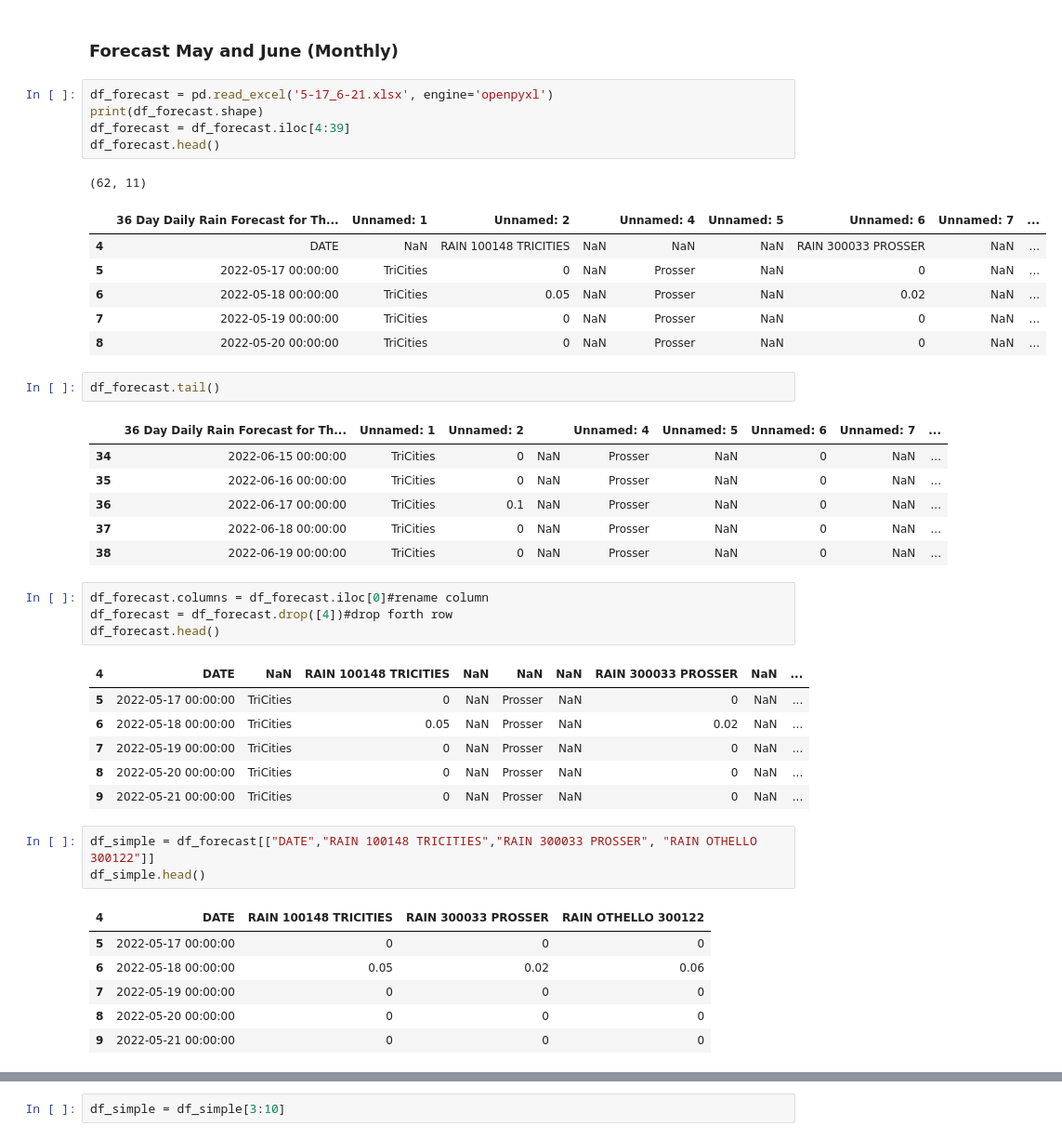
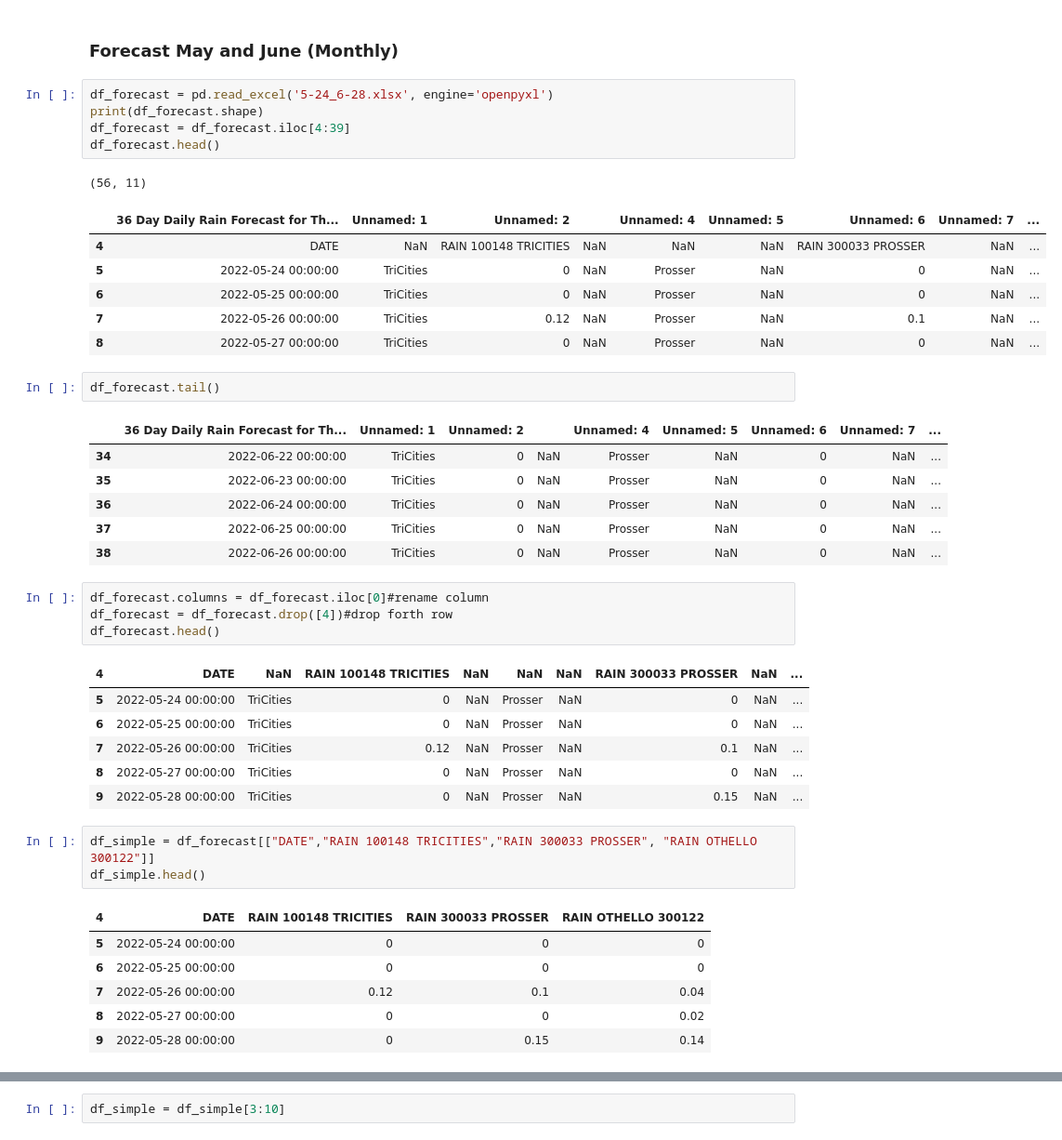
Before and after one commit to d-linnard/LateBlight, a Jupyter notebook: Scripts/Lateblight_2022_AM.ipynb, the cells around one changed output, grey strips where cells are left out. Shown at 93% size. Saved outputs shown, nothing was run; the diff lists cells and outputs as text.

Commit message:
forecasts

```diff
--- a/Scripts/Lateblight_2022_AM.ipynb
+++ b/Scripts/Lateblight_2022_AM.ipynb
@@ -331,48 +331,48 @@ RD_May_Tricities = np.array(grouped['RainyDays'][(grouped['Station']=='Tricities
 # %% [markdown]
 ### Forecast May and June (Monthly)
 # %%
-df_forecast = pd.read_excel('5-17_6-21.xlsx', engine='openpyxl')
+df_forecast = pd.read_excel('5-24_6-28.xlsx', engine='openpyxl')
 print(df_forecast.shape)
 df_forecast = df_forecast.iloc[4:39]
 df_forecast.head()
 # %% [output]
-(62, 11)
+(56, 11)
 |  | 36 Day Daily Rain Forecast for Th... | Unnamed: 1 | Unnamed: 2 |  | Unnamed: 4 | Unnamed: 5 | Unnamed: 6 | Unnamed: 7 | ... |
 | 4 | DATE | NaN | RAIN 100148 TRICITIES | NaN | NaN | NaN | RAIN 300033 PROSSER | NaN | ... |
-| 5 | 2022-05-17 00:00:00 | TriCities | 0 | NaN | Prosser | NaN | 0 | NaN | ... |
-| 6 | 2022-05-18 00:00:00 | TriCities | 0.05 | NaN | Prosser | NaN | 0.02 | NaN | ... |
-| 7 | 2022-05-19 00:00:00 | TriCities | 0 | NaN | Prosser | NaN | 0 | NaN | ... |
-| 8 | 2022-05-20 00:00:00 | TriCities | 0 | NaN | Prosser | NaN | 0 | NaN | ... |
+| 5 | 2022-05-24 00:00:00 | TriCities | 0 | NaN | Prosser | NaN | 0 | NaN | ... |
+| 6 | 2022-05-25 00:00:00 | TriCities | 0 | NaN | Prosser | NaN | 0 | NaN | ... |
+| 7 | 2022-05-26 00:00:00 | TriCities | 0.12 | NaN | Prosser | NaN | 0.1 | NaN | ... |
+| 8 | 2022-05-27 00:00:00 | TriCities | 0 | NaN | Prosser | NaN | 0 | NaN | ... |
 # %%
 df_forecast.tail()
 # %% [output]
 |  | 36 Day Daily Rain Forecast for Th... | Unnamed: 1 | Unnamed: 2 |  | Unnamed: 4 | Unnamed: 5 | Unnamed: 6 | Unnamed: 7 | ... |
-| 34 | 2022-06-15 00:00:00 | TriCities | 0 | NaN | Prosser | NaN | 0 | NaN | ... |
-| 35 | 2022-06-16 00:00:00 | TriCities | 0 | NaN | Prosser | NaN | 0 | NaN | ... |
-| 36 | 2022-06-17 00:00:00 | TriCities | 0.1 | NaN | Prosser | NaN | 0 | NaN | ... |
-| 37 | 2022-06-18 00:00:00 | TriCities | 0 | NaN | Prosser | NaN | 0 | NaN | ... |
-| 38 | 2022-06-19 00:00:00 | TriCities | 0 | NaN | Prosser | NaN | 0 | NaN | ... |
+| 34 | 2022-06-22 00:00:00 | TriCities | 0 | NaN | Prosser | NaN | 0 | NaN | ... |
+| 35 | 2022-06-23 00:00:00 | TriCities | 0 | NaN | Prosser | NaN | 0 | NaN | ... |
+| 36 | 2022-06-24 00:00:00 | TriCities | 0 | NaN | Prosser | NaN | 0 | NaN | ... |
+| 37 | 2022-06-25 00:00:00 | TriCities | 0 | NaN | Prosser | NaN | 0 | NaN | ... |
+| 38 | 2022-06-26 00:00:00 | TriCities | 0 | NaN | Prosser | NaN | 0 | NaN | ... |
 # %%
 df_forecast.columns = df_forecast.iloc[0]#rename column
 df_forecast = df_forecast.drop([4])#drop forth row
 df_forecast.head()
 # %% [output]
 | 4 | DATE | NaN | RAIN 100148 TRICITIES | NaN | NaN | NaN | RAIN 300033 PROSSER | NaN | ... |
-| 5 | 2022-05-17 00:00:00 | TriCities | 0 | NaN | Prosser | NaN | 0 | NaN | ... |
-| 6 | 2022-05-18 00:00:00 | TriCities | 0.05 | NaN | Prosser | NaN | 0.02 | NaN | ... |
-| 7 | 2022-05-19 00:00:00 | TriCities | 0 | NaN | Prosser | NaN | 0 | NaN | ... |
-| 8 | 2022-05-20 00:00:00 | TriCities | 0 | NaN | Prosser | NaN | 0 | NaN | ... |
-| 9 | 2022-05-21 00:00:00 | TriCities | 0 | NaN | Prosser | NaN | 0 | NaN | ... |
+| 5 | 2022-05-24 00:00:00 | TriCities | 0 | NaN | Prosser | NaN | 0 | NaN | ... |
+| 6 | 2022-05-25 00:00:00 | TriCities | 0 | NaN | Prosser | NaN | 0 | NaN | ... |
+| 7 | 2022-05-26 00:00:00 | TriCities | 0.12 | NaN | Prosser | NaN | 0.1 | NaN | ... |
+| 8 | 2022-05-27 00:00:00 | TriCities | 0 | NaN | Prosser | NaN | 0 | NaN | ... |
+| 9 | 2022-05-28 00:00:00 | TriCities | 0 | NaN | Prosser | NaN | 0.15 | NaN | ... |
 # %%
 df_simple = df_forecast[["DATE","RAIN 100148 TRICITIES","RAIN 300033 PROSSER", "RAIN OTHELLO 300122"]]
 df_simple.head()
 # %% [output]
 | 4 | DATE | RAIN 100148 TRICITIES | RAIN 300033 PROSSER | RAIN OTHELLO 300122 |
-| 5 | 2022-05-17 00:00:00 | 0 | 0 | 0 |
-| 6 | 2022-05-18 00:00:00 | 0.05 | 0.02 | 0.06 |
-| 7 | 2022-05-19 00:00:00 | 0 | 0 | 0 |
-| 8 | 2022-05-20 00:00:00 | 0 | 0 | 0 |
-| 9 | 2022-05-21 00:00:00 | 0 | 0 | 0 |
+| 5 | 2022-05-24 00:00:00 | 0 | 0 | 0 |
+| 6 | 2022-05-25 00:00:00 | 0 | 0 | 0 |
+| 7 | 2022-05-26 00:00:00 | 0.12 | 0.1 | 0.04 |
+| 8 | 2022-05-27 00:00:00 | 0 | 0 | 0.02 |
+| 9 | 2022-05-28 00:00:00 | 0 | 0.15 | 0.14 |
 # %%
 df_simple = df_simple.rename(columns={"RAIN 100148 TRICITIES": "TriCities",
                           "RAIN 300033 PROSSER": "Prosser",
```
Also changed, not shown: parts of 8 cells of this notebook, 5 other files.
